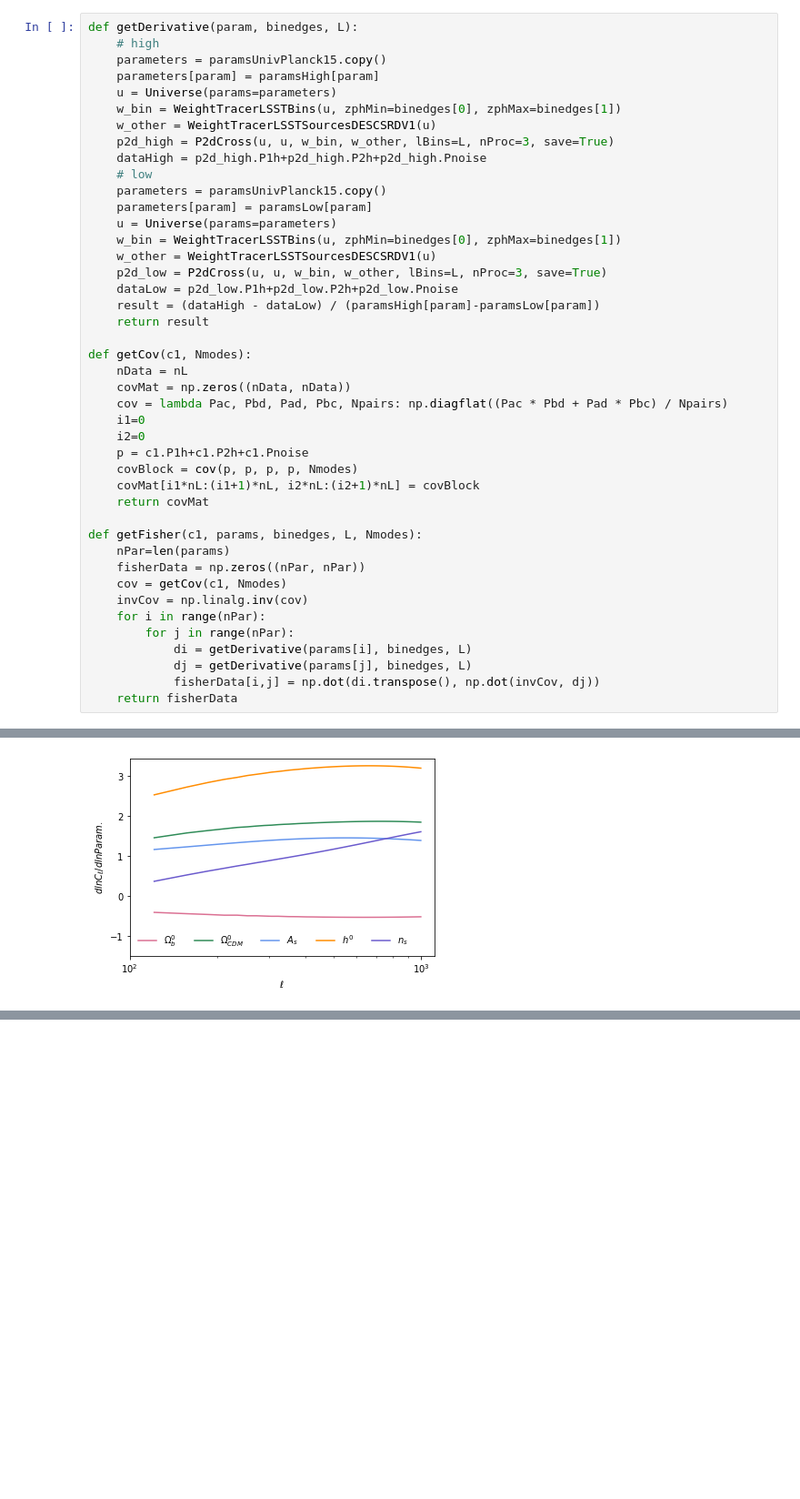
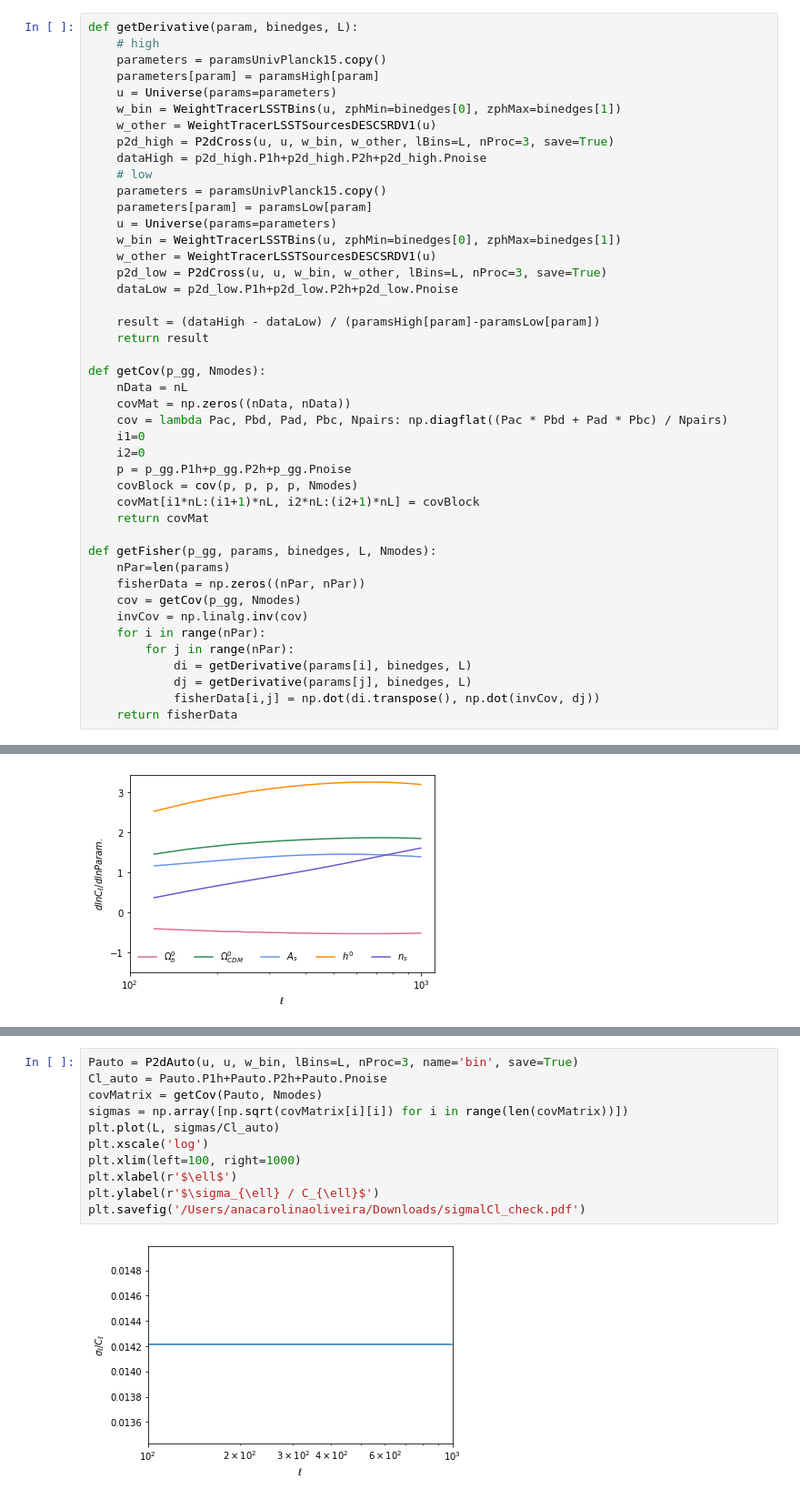
Before and after one commit to AnaCarolinaSOliveira/cross-LIM, a Jupyter notebook: test_Fisher.ipynb, the cells around one changed output, grey strips where cells are left out. Shown at 91% size. Cells and saved outputs as stored; diff of their text form; blank space fills up the shorter version.

```diff
--- a/test_Fisher.ipynb
+++ b/test_Fisher.ipynb
@@ -84,24 +84,25 @@ def getDerivative(param, binedges, L):
     w_other = WeightTracerLSSTSourcesDESCSRDV1(u)
     p2d_low = P2dCross(u, u, w_bin, w_other, lBins=L, nProc=3, save=True)
     dataLow = p2d_low.P1h+p2d_low.P2h+p2d_low.Pnoise
+
     result = (dataHigh - dataLow) / (paramsHigh[param]-paramsLow[param])
     return result
 
-def getCov(c1, Nmodes):
+def getCov(p_gg, Nmodes):
     nData = nL
     covMat = np.zeros((nData, nData))
     cov = lambda Pac, Pbd, Pad, Pbc, Npairs: np.diagflat((Pac * Pbd + Pad * Pbc) / Npairs)
     i1=0
     i2=0
-    p = c1.P1h+c1.P2h+c1.Pnoise
+    p = p_gg.P1h+p_gg.P2h+p_gg.Pnoise
     covBlock = cov(p, p, p, p, Nmodes)
     covMat[i1*nL:(i1+1)*nL, i2*nL:(i2+1)*nL] = covBlock
     return covMat
 
-def getFisher(c1, params, binedges, L, Nmodes):
+def getFisher(p_gg, params, binedges, L, Nmodes):
     nPar=len(params)
     fisherData = np.zeros((nPar, nPar))
-    cov = getCov(c1, Nmodes)
+    cov = getCov(p_gg, Nmodes)
     invCov = np.linalg.inv(cov)
     for i in range(nPar):
         for j in range(nPar):
@@ -279,0 +391,13 @@ plt.savefig('/Users/anacarolinaoliveira/Downloads/dlnCl_check.pdf')
+# %%
+Pauto = P2dAuto(u, u, w_bin, lBins=L, nProc=3, name='bin', save=True)
+Cl_auto = Pauto.P1h+Pauto.P2h+Pauto.Pnoise
+covMatrix = getCov(Pauto, Nmodes)
+sigmas = np.array([np.sqrt(covMatrix[i][i]) for i in range(len(covMatrix))])
+plt.plot(L, sigmas/Cl_auto)
+plt.xscale('log')
+plt.xlim(left=100, right=1000)
+plt.xlabel(r'$\ell$')
+plt.ylabel(r'$\sigma_{\ell} / C_{\ell}$')
+plt.savefig('/Users/anacarolinaoliveira/Downloads/sigmalCl_check.pdf')
+# %% [output]
+[figure, added]
```
Also changed, not shown: parts of 18 cells of this notebook.
